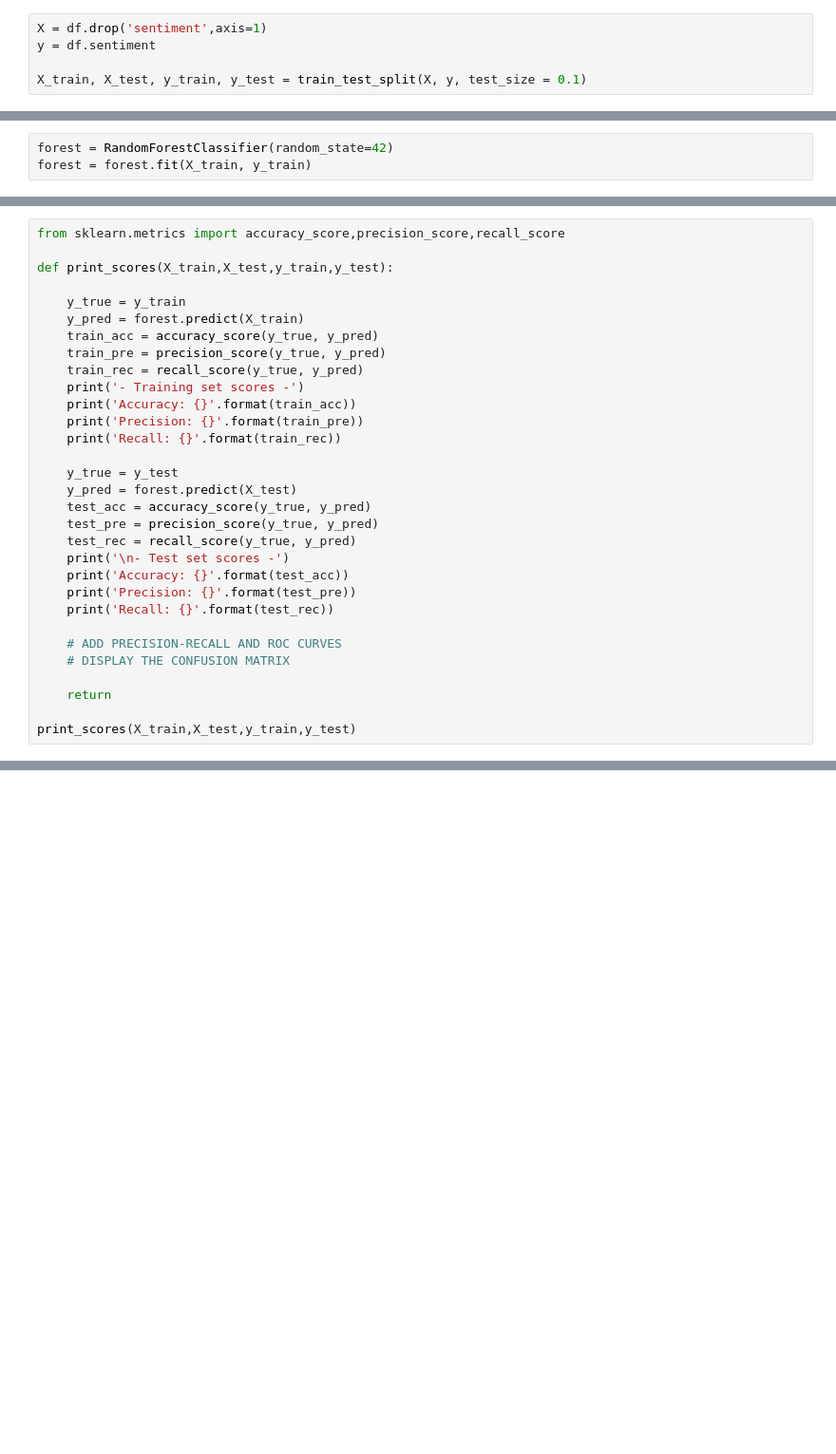
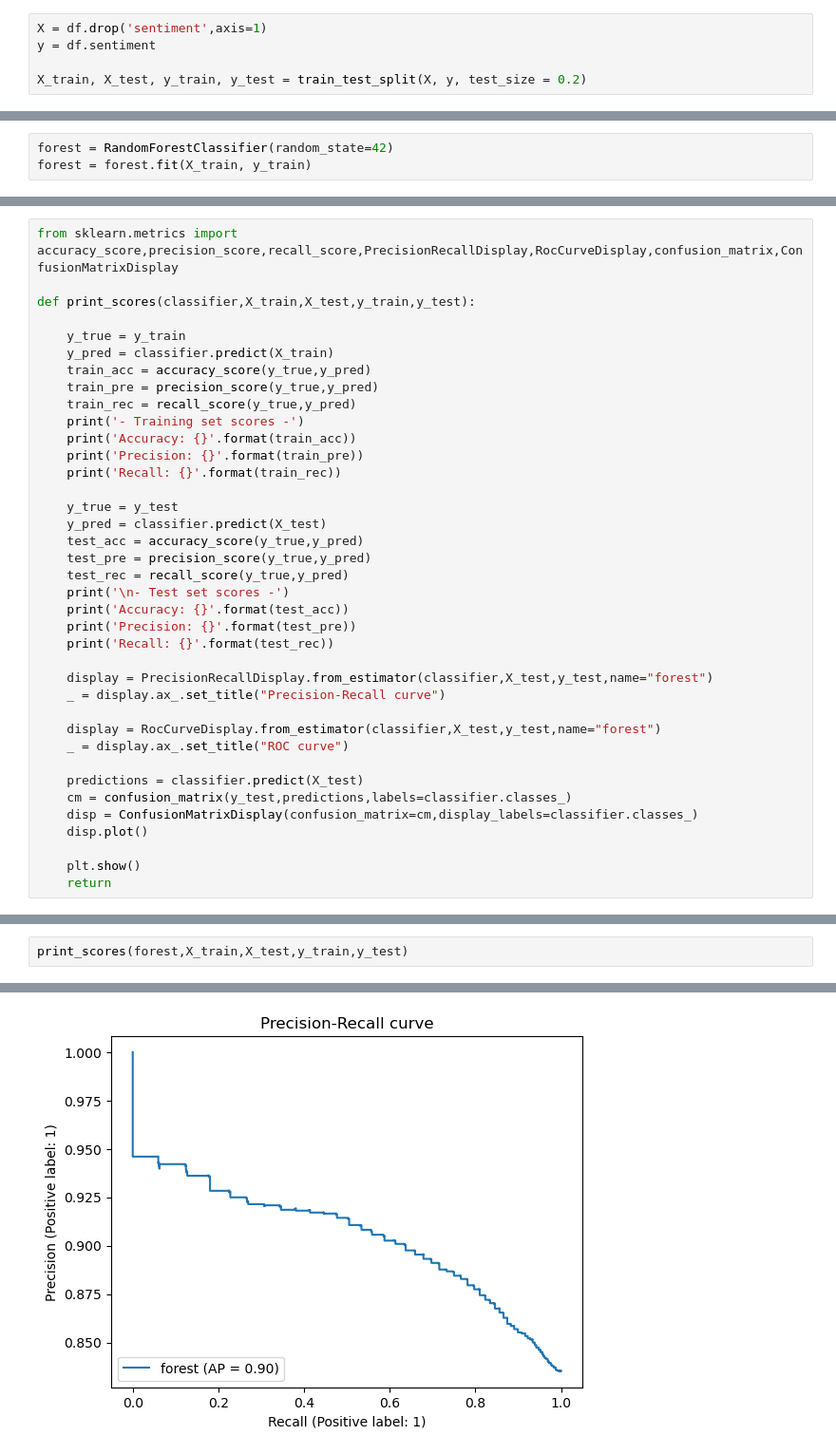
Before and after one commit to Soldaman93/food-sentiment, a Jupyter notebook: sentiment_analysis.ipynb, the cells around one changed output, grey strips where cells are left out. Shown at 95% size. Drawn from its saved outputs; the diff is of its cells as text; blank space fills up the shorter version.

```diff
--- a/sentiment_analysis.ipynb
+++ b/sentiment_analysis.ipynb
@@ -238,6 +311,6 @@ Let's train a random forest classifier on this dataset.
 X = df.drop('sentiment',axis=1)
 y = df.sentiment
 
-X_train, X_test, y_train, y_test = train_test_split(X, y, test_size = 0.1)
+X_train, X_test, y_train, y_test = train_test_split(X, y, test_size = 0.2)
 # %% [markdown]
 Before fitting the classifier, let's compute how many occurrences of positive (1) and negative (0) sentiments are present in the whole, training and testing datasets, in order to check that the two classes are not too heavily imbalanced.
@@ -253,31 +349,38 @@ forest = forest.fit(X_train, y_train)
 # %%
-from sklearn.metrics import accuracy_score,precision_score,recall_score
+from sklearn.metrics import accuracy_score,precision_score,recall_score,PrecisionRecallDisplay,RocCurveDisplay,confusion_matrix,ConfusionMatrixDisplay
 
-def print_scores(X_train,X_test,y_train,y_test):
+def print_scores(classifier,X_train,X_test,y_train,y_test):
 
     y_true = y_train
-    y_pred = forest.predict(X_train)
-    train_acc = accuracy_score(y_true, y_pred)
-    train_pre = precision_score(y_true, y_pred)
-    train_rec = recall_score(y_true, y_pred)
+    y_pred = classifier.predict(X_train)
+    train_acc = accuracy_score(y_true,y_pred)
+    train_pre = precision_score(y_true,y_pred)
+    train_rec = recall_score(y_true,y_pred)
     print('- Training set scores -')
     print('Accuracy: {}'.format(train_acc))
     print('Precision: {}'.format(train_pre))
     print('Recall: {}'.format(train_rec))
 
     y_true = y_test
-    y_pred = forest.predict(X_test)
-    test_acc = accuracy_score(y_true, y_pred)
-    test_pre = precision_score(y_true, y_pred)
-    test_rec = recall_score(y_true, y_pred)
+    y_pred = classifier.predict(X_test)
+    test_acc = accuracy_score(y_true,y_pred)
+    test_pre = precision_score(y_true,y_pred)
+    test_rec = recall_score(y_true,y_pred)
     print('\n- Test set scores -')
     print('Accuracy: {}'.format(test_acc))
     print('Precision: {}'.format(test_pre))
     print('Recall: {}'.format(test_rec))
 
-    # ADD PRECISION-RECALL AND ROC CURVES
-    # DISPLAY THE CONFUSION MATRIX
+    display = PrecisionRecallDisplay.from_estimator(classifier,X_test,y_test,name="forest")
+    _ = display.ax_.set_title("Precision-Recall curve")
 
+    display = RocCurveDisplay.from_estimator(classifier,X_test,y_test,name="forest")
+    _ = display.ax_.set_title("ROC curve")
+
+    predictions = classifier.predict(X_test)
+    cm = confusion_matrix(y_test,predictions,labels=classifier.classes_)
+    disp = ConfusionMatrixDisplay(confusion_matrix=cm,display_labels=classifier.classes_)
+    disp.plot()
+
+    plt.show()
     return
-
-print_scores(X_train,X_test,y_train,y_test)
@@ -293,0 +387,3 @@ Recall: 0.9184652278177458
+# %%
+print_scores(forest,X_train,X_test,y_train,y_test)
+# %% [output]
@@ -293,0 +399 @@ Recall: 0.9184652278177458
+[figure, added]
```
Also changed, not shown: parts of 48 cells of this notebook, 1 other file.
